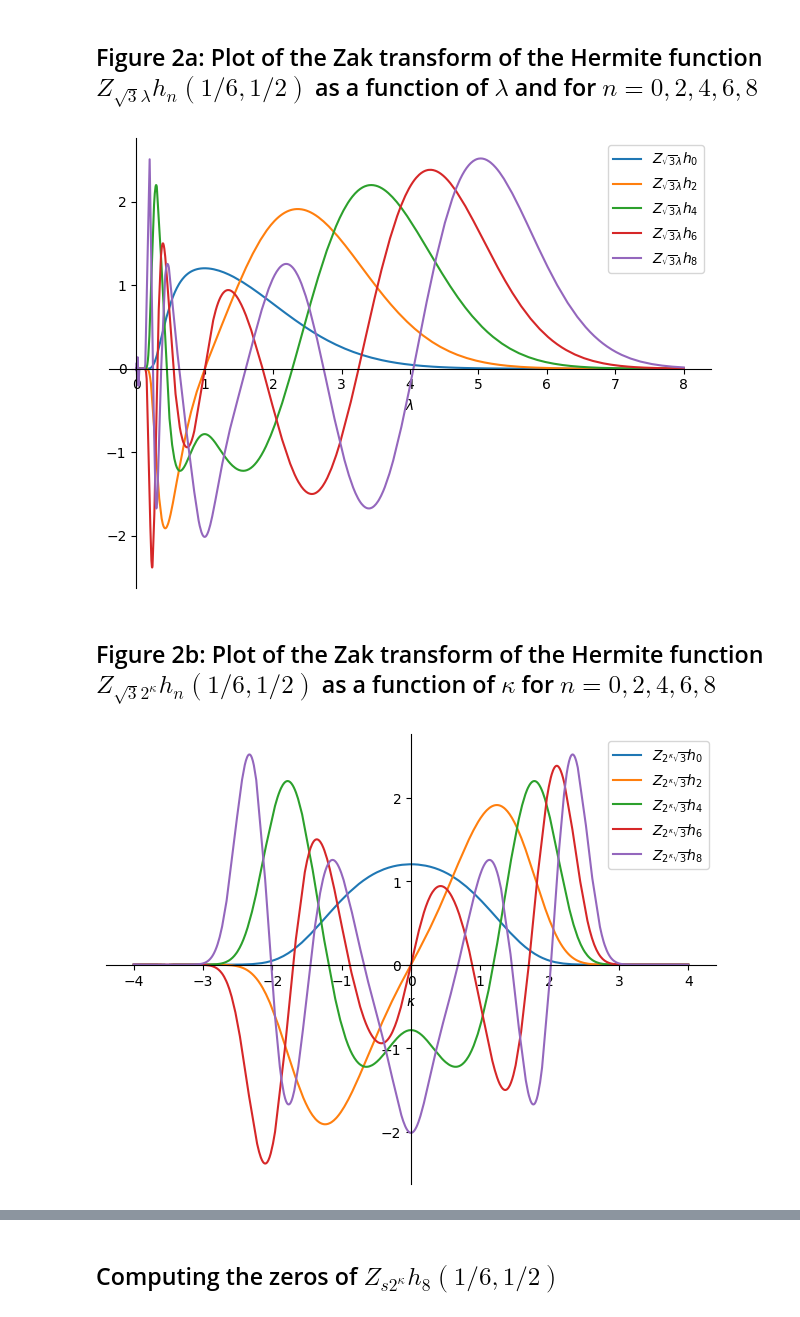
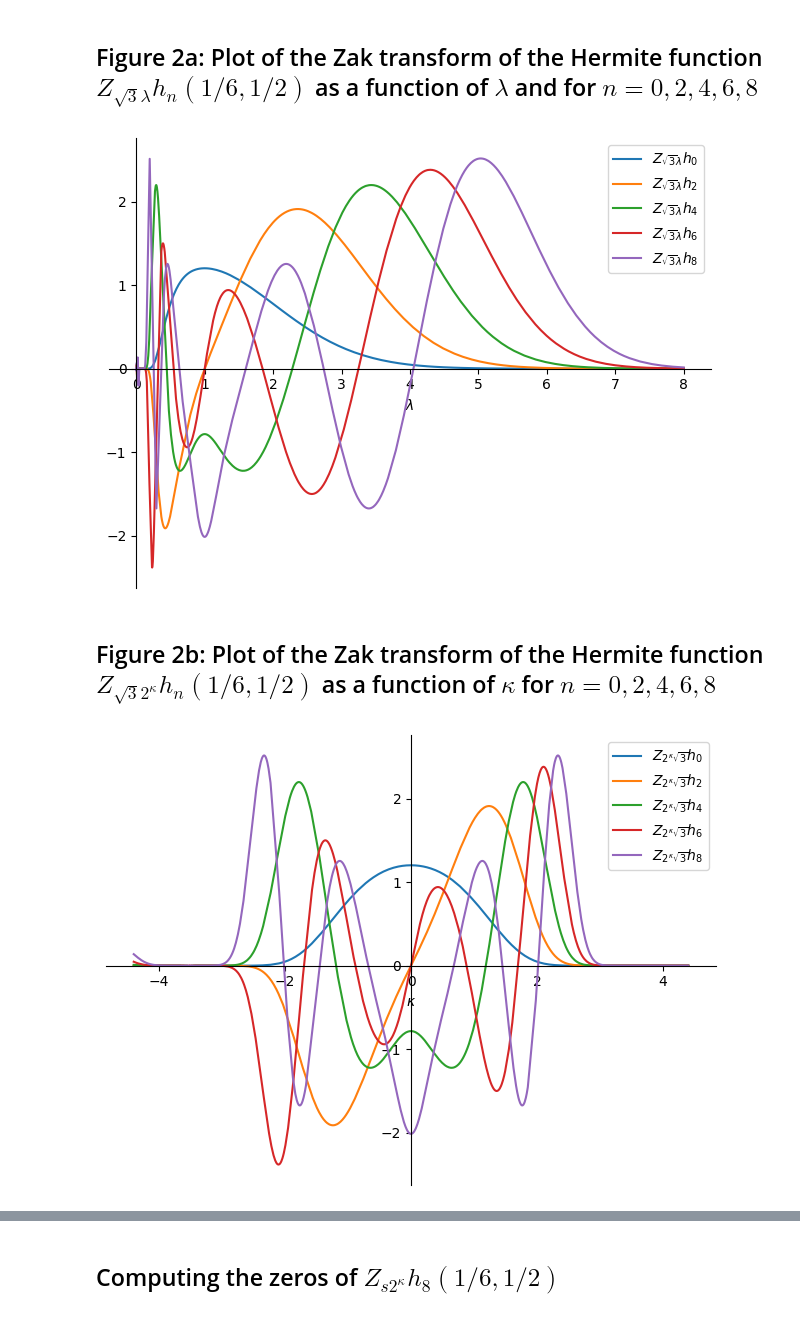
Before and after one commit to jakoblem/gfsp, a Jupyter notebook: Hermite_Paper_Reproductions.ipynb, the cells around one changed output, grey strips where cells are left out. Drawn from its saved outputs; the diff is of its cells as text; code cells hidden in the pictures.

```diff
--- a/Hermite_Paper_Reproductions.ipynb
+++ b/Hermite_Paper_Reproductions.ipynb
@@ -15,3 +7,12 @@ init_printing()
+# %%
+from gfsp import *
+from sympy import *
+
+init_printing()
+
+export_to_tikz = False  # use True if you want to export to tikz
+if export_to_tikz:
+    from tikzplotlib import save as tikz_save
 # %% [markdown]
 ## Figure 1: Plot of hermite functions
 # %%
@@ -21,7 +22,8 @@ n_order = [4, 5, 20]
 x_interval = [-3.5, 3.5]
 # Plotting the hermite functions in one plot using plot_hermite from the gfsp package
 p = plot_hermite(n_order, x_interval)
-# fig, (ax) = plt.subplots(ncols=1)
-# move_sympyplot_to_axes(p,ax)
-# tikzplotlib.save("hermite.tex")
+if export_to_tikz:
+    fig, (ax) = plt.subplots(ncols=1)
+    move_sympyplot_to_axes(p, ax)
+    tikz_save("hermite.tex")
 # %% [output]
@@ -34,8 +36,10 @@ s = S(sqrt(3))
 gam = S(1 / 2)
 x = S(1 / 6)
 
+
 def mod_func(l):
     return s * l
+
 
 # Truncation parameter
 kmax = 25
@@ -47,38 +51,40 @@ mod_range = [0, 8]
 n_order = range(0, 9, 2)
 # Plotting the Zak transforms using plot_zak_modular_hermite function in gfsp
 p = plot_zak_modular_hermite(mod_func, mod_range, x, gam, kmax, n_order, lam)
-# fig, (ax) = plt.subplots(ncols=1)
-# move_sympyplot_to_axes(p,ax)
-# plt.show()
-# tikzplotlib.save("Zak_even_order.tex")
+
+if export_to_tikz:
+    fig, (ax) = plt.subplots(ncols=1)
+    move_sympyplot_to_axes(p, ax)
+    tikz_save("Zak_even_order.tex")
 # %% [output]
-[figure, old version]
+[figure, new version]
 # %% [markdown]
 ## Figure 2b: Plot of the Zak transform of the Hermite function $Z_{\sqrt{3}2^{\kappa}}h_{n}(1/6,1/2)$ as a function of $\kappa$ for $n=0,2,4,6,8$
 # %%
 # Setting up the parameters
 s = S(sqrt(3))
 gam = S(1 / 2)
 x = S(1 / 6)
 
 
 def mod_func(l):
     return s * 2**l
 
 
 # Truncation parameter
 kmax = 20
 # Modular parameter symbol
 kap = symbols("\kappa", real=True)
 # Modular parameter range
-mod_range = [-4, 4]
+mod_range = [-4.4, 4.4]
 # Order of the hermite functions
 n_order = range(0, 9, 2)
 # Plotting the Zak transforms using plot_zak_modular_hermite function in gfsp
 p = plot_zak_modular_hermite(mod_func, mod_range, x, gam, kmax, n_order, kap)
-# fig, (ax) = plt.subplots(ncols=1)
-# move_sympyplot_to_axes(p,ax)
-# plt.show()
-# tikzplotlib.save("Zak_symmetry_even_order.tex")
+
+if export_to_tikz:
+    fig, (ax) = plt.subplots(ncols=1)
+    move_sympyplot_to_axes(p, ax)
+    tikz_save("Zak_symmetry_even_order.tex")
 # %% [output]
-[figure, old version]
+[figure, new version]
```
Also changed, not shown: parts of 11 cells of this notebook.
